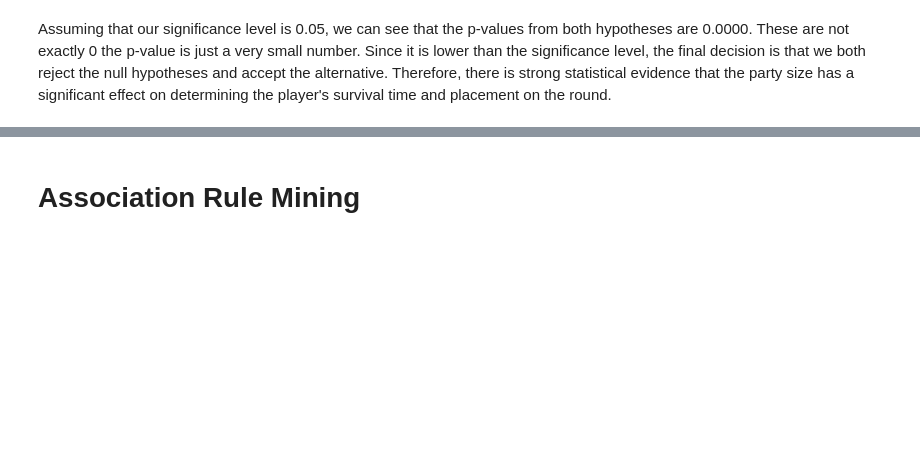
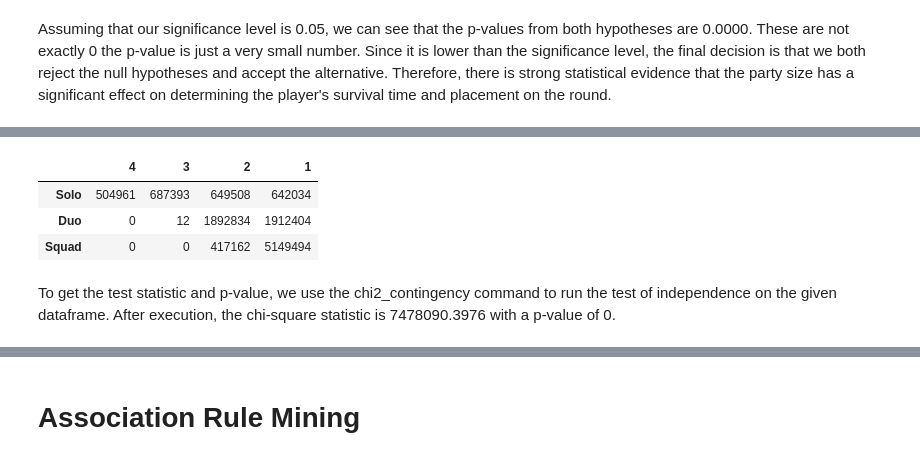
Before and after one commit to Shoofy32/CSMODEL, a Jupyter notebook: CSMODEL.ipynb, the cells around one changed output, grey strips where cells are left out. Saved outputs shown, nothing was run; the diff lists cells and outputs as text; code cells hidden in the pictures; blank space fills up the shorter version.

```diff
--- a/CSMODEL.ipynb
+++ b/CSMODEL.ipynb
@@ -595,0 +634,27 @@ Assuming that our significance level is 0.05, we can see that the p-values from
+# %%
+solo = [len(PUBG_agg_stats_df[(PUBG_agg_stats_df['groups']== 4) & (PUBG_agg_stats_df['party_size']== 1)]),
+        len(PUBG_agg_stats_df[(PUBG_agg_stats_df['groups']== 3) & (PUBG_agg_stats_df['party_size']== 1)]),
+        len(PUBG_agg_stats_df[(PUBG_agg_stats_df['groups']== 2) & (PUBG_agg_stats_df['party_size']== 1)]),
+        len(PUBG_agg_stats_df[(PUBG_agg_stats_df['groups']== 1) & (PUBG_agg_stats_df['party_size']== 1)])]
+
+
+duo = [len(PUBG_agg_stats_df[(PUBG_agg_stats_df['groups']== 4) & (PUBG_agg_stats_df['party_size']== 2)]),
+        len(PUBG_agg_stats_df[(PUBG_agg_stats_df['groups']== 3) & (PUBG_agg_stats_df['party_size']== 2)]),
+        len(PUBG_agg_stats_df[(PUBG_agg_stats_df['groups']== 2) & (PUBG_agg_stats_df['party_size']== 2)]),
+        len(PUBG_agg_stats_df[(PUBG_agg_stats_df['groups']== 1) & (PUBG_agg_stats_df['party_size']== 2)])]
+
+squad = [len(PUBG_agg_stats_df[(PUBG_agg_stats_df['groups']== 4) & (PUBG_agg_stats_df['party_size']== 4)]),
+        len(PUBG_agg_stats_df[(PUBG_agg_stats_df['groups']== 3) & (PUBG_agg_stats_df['party_size']== 4)]),
+        len(PUBG_agg_stats_df[(PUBG_agg_stats_df['groups']== 2) & (PUBG_agg_stats_df['party_size']== 4)]),
+        len(PUBG_agg_stats_df[(PUBG_agg_stats_df['groups']== 1) & (PUBG_agg_stats_df['party_size']== 4)])]
+
+chi_table = [solo, duo, squad]
+chi_df = pd.DataFrame(chi_table, index=["Solo", "Duo", "Squad"], columns=["4", "3", "2", "1"])
+chi_df
+# %% [output]
+|  | 4 | 3 | 2 | 1 |
+| Solo | 504961 | 687393 | 649508 | 642034 |
+| Duo | 0 | 12 | 1892834 | 1912404 |
+| Squad | 0 | 0 | 417162 | 5149494 |
+# %% [markdown]
+To get the test statistic and p-value, we use the chi2_contingency command to run the test of independence on the given dataframe. After execution, the chi-square statistic is 7478090.3976 with a p-value of 0.
```
Also changed, not shown: parts of 6 cells of this notebook.
